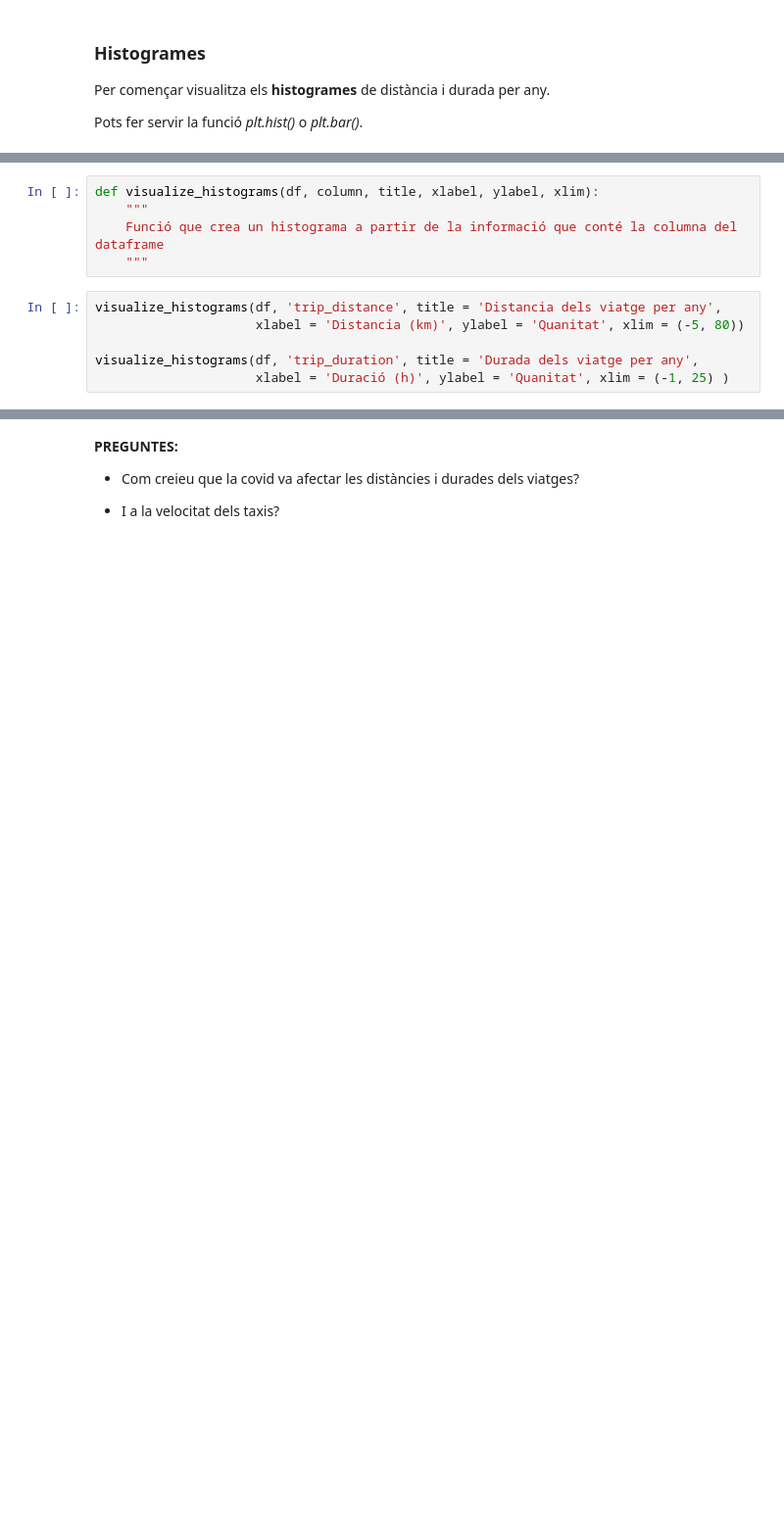
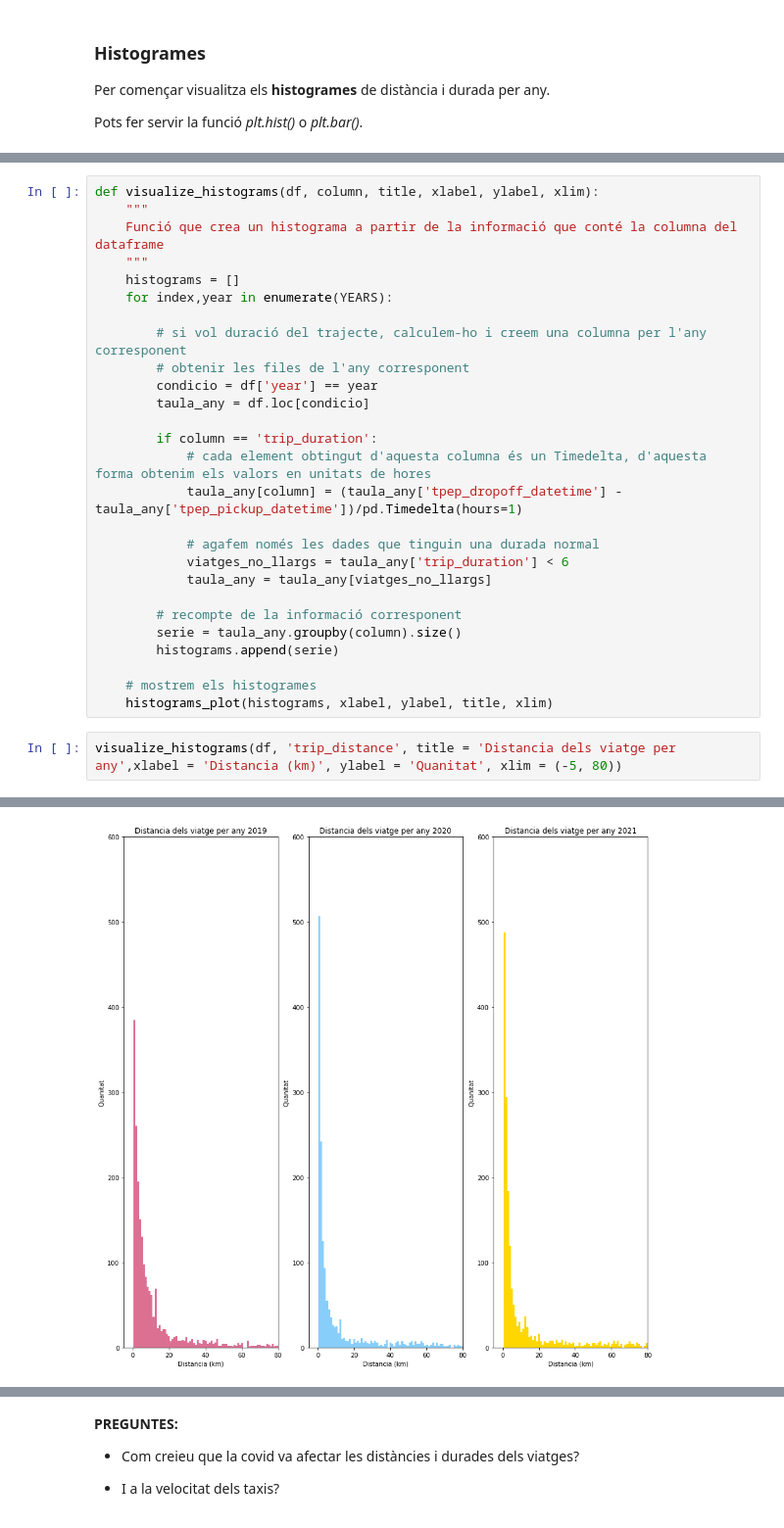
Before and after one commit to junjielyu13/Junior-Fall-Missions, a Jupyter notebook: TallerNousUsos/Practica/TNUI_P1/AssignmentCode - Lia.ipynb, the cells around one changed output, grey strips where cells are left out. Shown at 98% size. Cells and saved outputs as stored; diff of their text form; blank space fills up the shorter version.

```diff
--- a/TallerNousUsos/Practica/TNUI_P1/AssignmentCode - Lia.ipynb
+++ b/TallerNousUsos/Practica/TNUI_P1/AssignmentCode - Lia.ipynb
@@ -497,10 +463,28 @@ def visualize_histograms(df, column, title, xlabel, ylabel, xlim):
     """
     Funció que crea un histograma a partir de la informació que conté la columna del dataframe
     """
+    histograms = []
+    for index,year in enumerate(YEARS):
+
+        # si vol duració del trajecte, calculem-ho i creem una columna per l'any corresponent
+        # obtenir les files de l'any corresponent
+        condicio = df['year'] == year
+        taula_any = df.loc[condicio]
+
+        if column == 'trip_duration':
+            # cada element obtingut d'aquesta columna és un Timedelta, d'aquesta forma obtenim els valors en unitats de hores
+            taula_any[column] = (taula_any['tpep_dropoff_datetime'] - taula_any['tpep_pickup_datetime'])/pd.Timedelta(hours=1)
+
+            # agafem només les dades que tinguin una durada normal
+            viatges_no_llargs = taula_any['trip_duration'] < 6
+            taula_any = taula_any[viatges_no_llargs]
+
+        # recompte de la informació corresponent
+        serie = taula_any.groupby(column).size()
+        histograms.append(serie)
+
+    # mostrem els histogrames
+    histograms_plot(histograms, xlabel, ylabel, title, xlim)
 # %%
-visualize_histograms(df, 'trip_distance', title = 'Distancia dels viatge per any',
-                     xlabel = 'Distancia (km)', ylabel = 'Quanitat', xlim = (-5, 80))
-
-visualize_histograms(df, 'trip_duration', title = 'Durada dels viatge per any',
-                     xlabel = 'Duració (h)', ylabel = 'Quanitat', xlim = (-1, 25) )
+visualize_histograms(df, 'trip_distance', title = 'Distancia dels viatge per any',xlabel = 'Distancia (km)', ylabel = 'Quanitat', xlim = (-5, 80))
 # %% [output]
@@ -508,0 +491 @@ AttributeError: 'TimedeltaProperties' object has no attribute 'hour'
+[figure, added]
```
Also changed, not shown: parts of 35 cells of this notebook.
